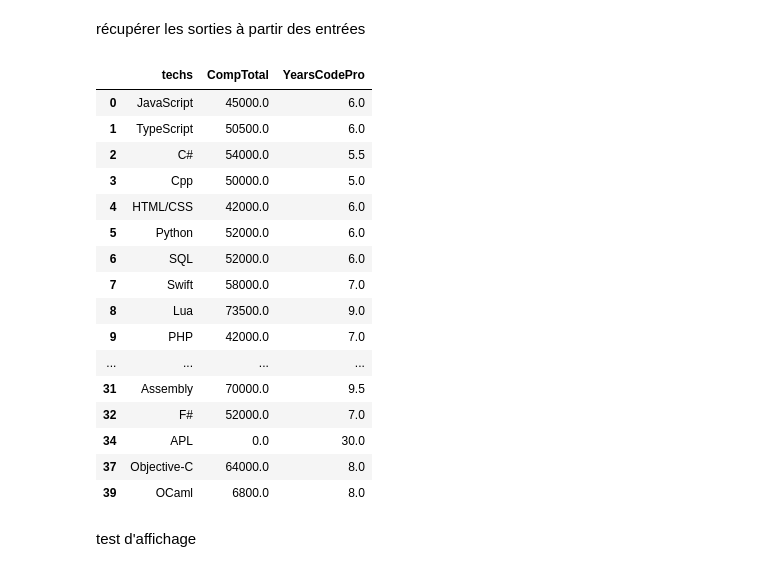
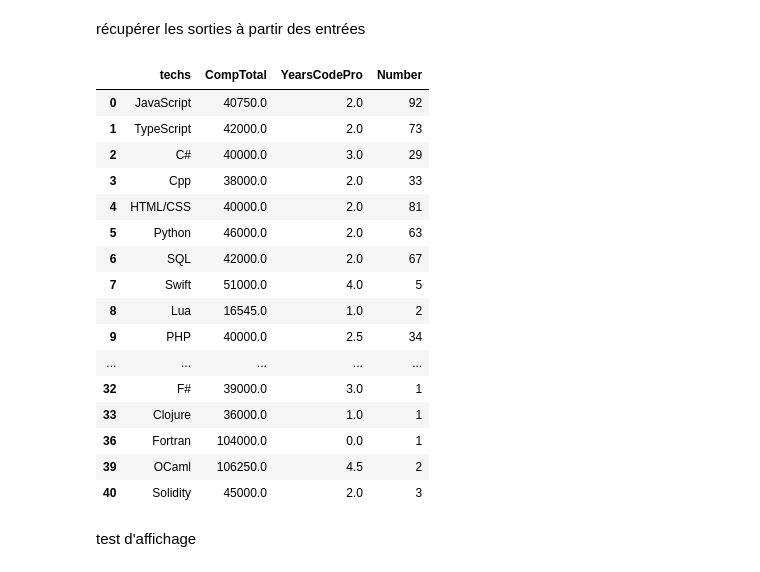
Before and after one commit to alphasigma25/VI-2022, a Jupyter notebook: tech_data_filter_csv1.ipynb, the cells around one changed output. Drawn from its saved outputs; the diff is of its cells as text; code cells hidden in the pictures.

```diff
--- a/tech_data_filter_csv1.ipynb
+++ b/tech_data_filter_csv1.ipynb
@@ -176,13 +200,13 @@ Employment = [
 EdLevel = [
     "Master",
     "Bachelor",
-    'Secondary school (e.g. American high school, German Realschule or Gymnasium, etc.)',
-    'Some college/university study without earning a degree',
+    'Gymnasium',
+    'University study without earning a degree',
     'Something else',
-    'Primary/elementary school',
-    'Other doctoral degree (Ph.D., Ed.D., etc.)',
-    'Associate degree (A.A., A.S., etc.)',
-    'Professional degree (JD, MD, etc.)'
+    'Elementary school',
+    'Ph.D.',
+    'Associate degree',
+    'Professional degree'
 ]
 
 Age = [
@@ -225,12 +255,13 @@ Index(['EdLevel', 'DevType', 'Employment', 'Age', 'CompTotal', 'YearsCodePro',
 récupérer les sorties à partir des entrées
 # %%
 def aggregate(data, outputName):
-    output = {'techs':tech_values[outputName], 'CompTotal':[], 'YearsCodePro':[] }
+    output = {'techs':tech_values[outputName], 'CompTotal':[], 'YearsCodePro':[], 'Number':[] }
     for tech_type in output['techs']:
         #print(tech_type)
         df = filter_multicat(data, outputName, tech_type)
         output['CompTotal'].append(df['CompTotal'].median())
         output['YearsCodePro'].append(df['YearsCodePro'].median())
+        output['Number'].append(len(df))
     return pd.DataFrame(output)
 # %%
 def getOutput(data, devType, edLevel, employment, age, outputName):
@@ -241,27 +272,27 @@ def getOutput(data, devType, edLevel, employment, age, outputName):
     df = filter_multicat(df,'Age', age)
     # il faut calculer salaire moyen et nb années exp moyen
     return aggregate(df, outputName)
-# %%
-a = getOutput(df_filtered, 'Developer, game or graphics', "Master", 'Employed, full-time', '25-34 years old', 'LanguageHaveWorkedWith')
-a.dropna()
-# %% [output]
-|  | techs | CompTotal | YearsCodePro |
-| 0 | JavaScript | 45000.0 | 6.0 |
-| 1 | TypeScript | 50500.0 | 6.0 |
-| 2 | C# | 54000.0 | 5.5 |
-| 3 | Cpp | 50000.0 | 5.0 |
-| 4 | HTML/CSS | 42000.0 | 6.0 |
-| 5 | Python | 52000.0 | 6.0 |
-| 6 | SQL | 52000.0 | 6.0 |
-| 7 | Swift | 58000.0 | 7.0 |
-| 8 | Lua | 73500.0 | 9.0 |
-| 9 | PHP | 42000.0 | 7.0 |
-| ... | ... | ... | ... |
-| 31 | Assembly | 70000.0 | 9.5 |
-| 32 | F# | 52000.0 | 7.0 |
-| 34 | APL | 0.0 | 30.0 |
-| 37 | Objective-C | 64000.0 | 8.0 |
-| 39 | OCaml | 6800.0 | 8.0 |
+# %%
+a = getOutput(df_filtered, DevType[0], EdLevel[0], Employment[0], Age[1], 'LanguageHaveWorkedWith')
+a.dropna()
+# %% [output]
+|  | techs | CompTotal | YearsCodePro | Number |
+| 0 | JavaScript | 40750.0 | 2.0 | 92 |
+| 1 | TypeScript | 42000.0 | 2.0 | 73 |
+| 2 | C# | 40000.0 | 3.0 | 29 |
+| 3 | Cpp | 38000.0 | 2.0 | 33 |
+| 4 | HTML/CSS | 40000.0 | 2.0 | 81 |
+| 5 | Python | 46000.0 | 2.0 | 63 |
+| 6 | SQL | 42000.0 | 2.0 | 67 |
+| 7 | Swift | 51000.0 | 4.0 | 5 |
+| 8 | Lua | 16545.0 | 1.0 | 2 |
+| 9 | PHP | 40000.0 | 2.5 | 34 |
+| ... | ... | ... | ... | ... |
+| 32 | F# | 39000.0 | 3.0 | 1 |
+| 33 | Clojure | 36000.0 | 1.0 | 1 |
+| 36 | Fortran | 104000.0 | 0.0 | 1 |
+| 39 | OCaml | 106250.0 | 4.5 | 2 |
+| 40 | Solidity | 45000.0 | 2.0 | 3 |
 # %% [markdown]
 test d'affichage
 # %%
```
Also changed, not shown: parts of 11 cells of this notebook, 5 other files.
